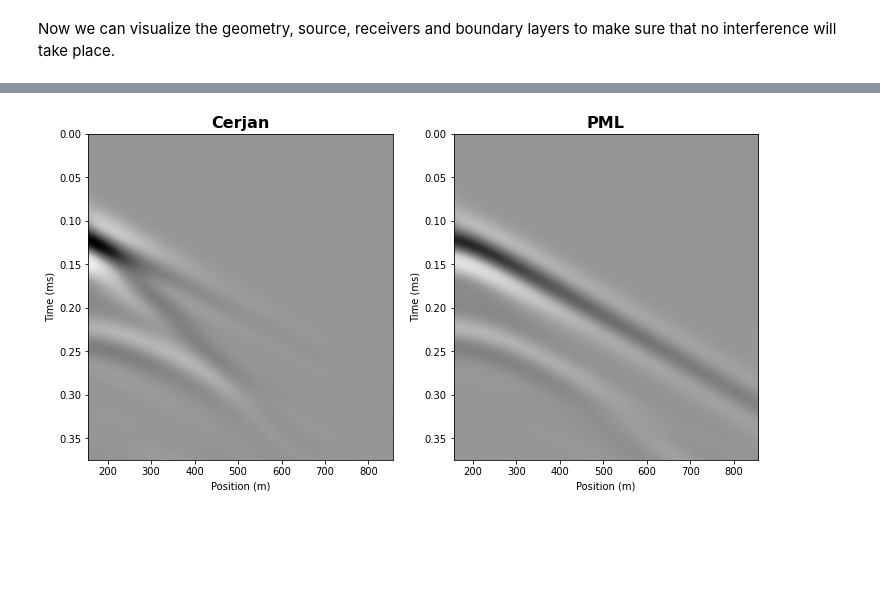
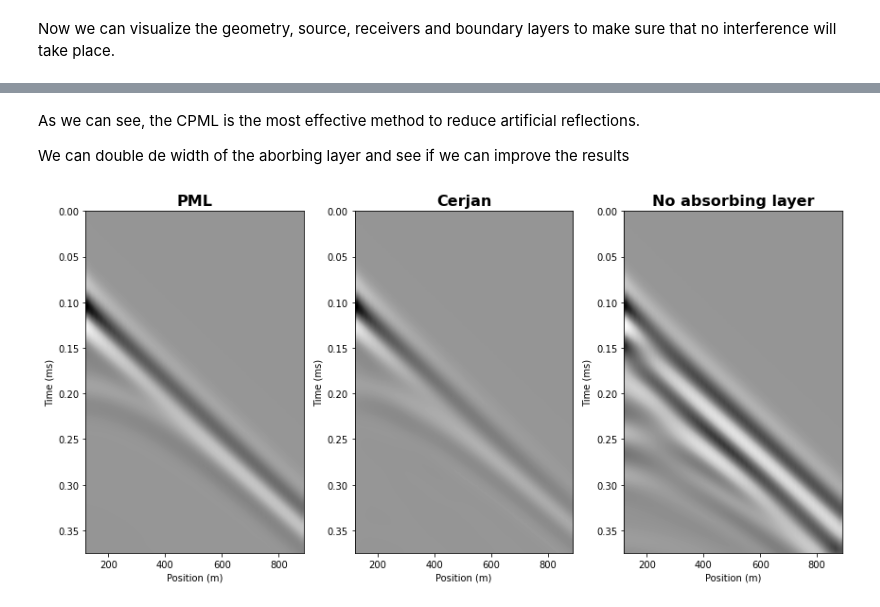
Before and after one commit to gfabieno/SeisCL, a Jupyter notebook: Tutorial/BoundaryLayers.ipynb, the cells around one changed output, grey strips where cells are left out. Cells and saved outputs as stored; diff of their text form; code cells hidden in the pictures; blank space fills up the shorter version.

```diff
--- a/Tutorial/BoundaryLayers.ipynb
+++ b/Tutorial/BoundaryLayers.ipynb
@@ -203,22 +167,0 @@ Model3Layers = {"vp": vp_a, "rho": rho_a, "vs": vs_a, "taup": taup_a, "taus": ta
-# %%
-seisPML.csts['abs_type'] = 2
-seisPML.csts['nab'] = nab = 50
-seisPML.csts['abpc'] = 6
-nbuf = seisPML.csts['FDORDER'] * 2
-
-sx = (nab + nbuf) * dh
-sy = 0
-sz = (nab + nbuf) * dh
-offmin = 20 * dh
-offmax = (Ny - nab) * dh - offmin
-gx = np.arange(sx + offmin, offmax, 5*dh)
-gy = gx * 0
-gz = gx * 0 + (nab + nbuf) * dh
-offset = gx-sx
-
-seisPML.src_pos_all = np.stack([[sx], [sy], [sz], [0], [2]], axis=0)
-
-gsid = gz * 0
-gid = np.arange(0, len(gz))
-seisPML.rec_pos_all = np.stack([gx, gy, gz, gsid, gid, gx * 0 + 2,
-                            gx * 0, gx * 0], axis=0)
@@ -248,23 +168,24 @@ dataCerjan = seisCerjan.read_data()
-# %%
-_, ax = plt.subplots(1, 2, figsize=[12, 6])
-extent = [min(gx), max(gx), (dataPML.shape[0]-1)*dt, 0]
-clip = 1
-vmax = np.max(dataPML) * clip
-vmin = -vmax
-ax[0].imshow(dataPML, aspect='auto', vmax=vmax, vmin=vmin,
-             extent=extent, interpolation='bilinear',
-             cmap=plt.get_cmap('Greys'))
-ax[0].set_title("Cerjan", fontsize=16, fontweight='bold')
-ax[0].set_xlabel("Position (m)")
-ax[0].set_ylabel("Time (ms)")
-
-ax[1].imshow(dataCerjan, aspect='auto', vmax=vmax, vmin=vmin,
-             extent=extent, interpolation='bilinear',
-             cmap=plt.get_cmap('Greys'))
-ax[1].set_title("PML", fontsize=16, fontweight='bold')
-ax[1].set_xlabel("Position (m)")
-ax[1].set_ylabel("Time (ms)")
-
-plt.show()
-# %% [output]
-[figure, removed]
+# %% [markdown]
+As we can see, the CPML is the most effective method to reduce artificial reflections.
+
+We can double de width of the aborbing layer and see if we can improve the results
+# %%
+seis.nab = 32
+seis.abs_type = 1
+seis.set_forward(gsid, Model3Layers, withgrad=False)
+InfoPML = seis.execute()
+dataPML = seis.read_data()[0]
+
+seis.abs_type = 2
+seis.set_forward(gsid, Model3Layers, withgrad=False)
+InfoCerjan = seis.execute()
+dataCerjan = seis.read_data()[0]
+
+seis.abs_type = 0
+seis.set_forward(gsid, Model3Layers, withgrad=False)
+InfoCerjan = seis.execute()
+datanoabs = seis.read_data()[0]
+# %%
+plot_seis(dataPML, dataCerjan, datanoabs)
+# %% [output]
+[figure, added]
```
Also changed, not shown: parts of 27 cells of this notebook, 19 other files.
